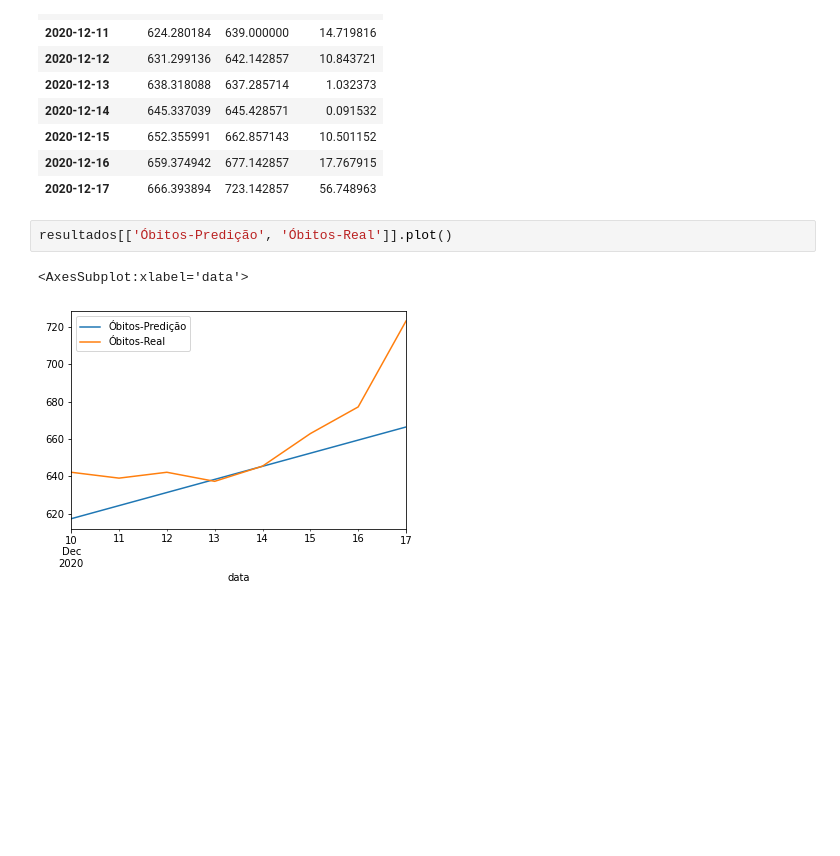
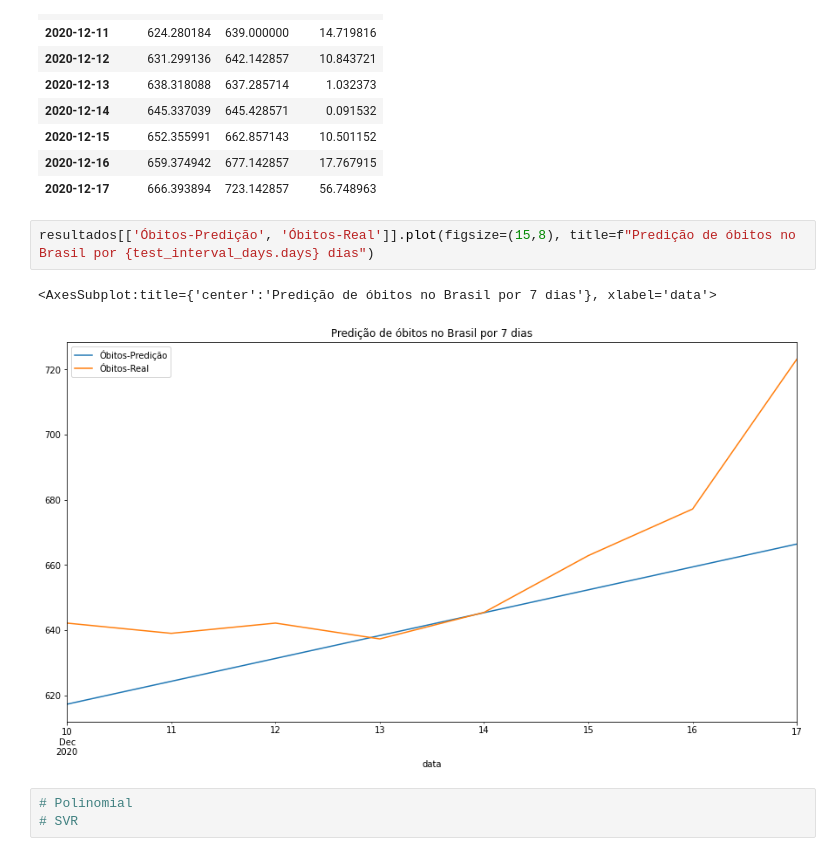
Before and after one commit to SilvioDaCol/Analise_COVID19, a Jupyter notebook: Analysis_II.ipynb, the cells around one changed output. Cells and saved outputs as stored; diff of their text form; blank space fills up the shorter version.

```diff
--- a/Analysis_II.ipynb
+++ b/Analysis_II.ipynb
@@ -190,7 +184,10 @@ resultados
 | 2020-12-16 | 659.374942 | 677.142857 | 17.767915 |
 | 2020-12-17 | 666.393894 | 723.142857 | 56.748963 |
 # %%
-resultados[['Óbitos-Predição', 'Óbitos-Real']].plot()
+resultados[['Óbitos-Predição', 'Óbitos-Real']].plot(figsize=(15,8), title=f"Predição de óbitos no Brasil por {test_interval_days.days} dias")
 # %% [output]
-<AxesSubplot:xlabel='data'>
+<AxesSubplot:title={'center':'Predição de óbitos no Brasil por 7 dias'}, xlabel='data'>
-[figure, old version]
+[figure, new version]
+# %%
+# Polinomial
+# SVR
```
Also changed, not shown: parts of 1 cell of this notebook.
